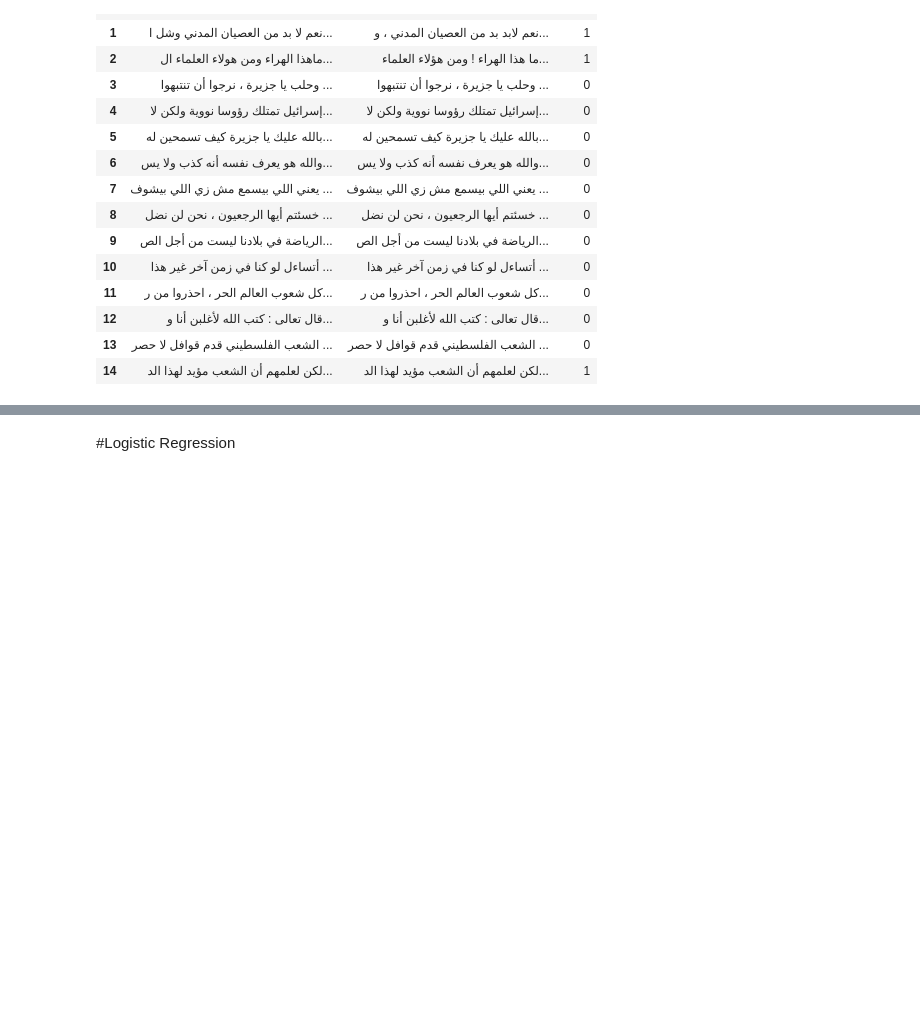
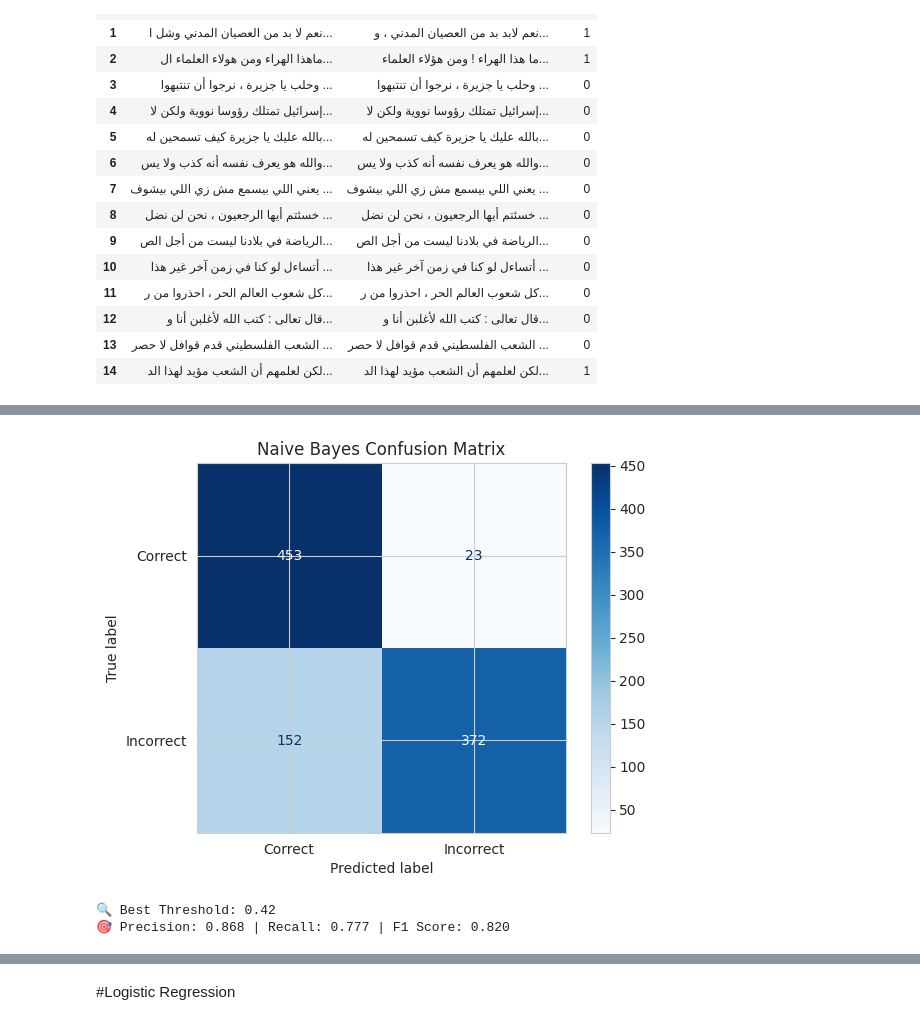
Before and after one commit to Abubakrhegazi/Arabic-Grammar-AutoCorrection, a Jupyter notebook: Arabic_Error_Detection_Edited.ipynb, the cells around one changed output, grey strips where cells are left out. Saved outputs shown, nothing was run; the diff lists cells and outputs as text; code cells hidden in the pictures; blank space fills up the shorter version.

Commit message:
Model pt. 2

```diff
--- a/Arabic_Error_Detection_Edited.ipynb
+++ b/Arabic_Error_Detection_Edited.ipynb
@@ -729,0 +741,19 @@ df = df_balanced
+# %%
+from sklearn.feature_extraction.text import TfidfVectorizer
+from sklearn.model_selection import train_test_split
+
+y = (df['input'] != df['target']).astype(int)
+
+X_train_text, X_test_text, y_train, y_test = train_test_split(
+    df['input'], y, test_size=0.2, random_state=42
+)
+
+
+vectorizer = TfidfVectorizer(analyzer='char_wb', ngram_range=(3, 5), max_features=10000)
+X_train = vectorizer.fit_transform(X_train_text)
+X_test = vectorizer.transform(X_test_text)
+# %%
+from sklearn.naive_bayes import MultinomialNB
+
+nb = MultinomialNB()
+nb.fit(X_train, y_train)
@@ -729,0 +762,8 @@ df = df_balanced
+# %%
+from sklearn.metrics import classification_report, confusion_matrix, ConfusionMatrixDisplay
+import matplotlib.pyplot as plt
+
+y_pred_nb = nb.predict(X_test)
+
+print(confusion_matrix(y_test, y_pred_nb))
+print(classification_report(y_test, y_pred_nb))
@@ -729,0 +781,34 @@ df = df_balanced
+# %%
+ConfusionMatrixDisplay.from_predictions(y_test, y_pred_nb, display_labels=["Correct", "Incorrect"], cmap="Blues")
+plt.title("Naive Bayes Confusion Matrix")
+plt.show()
+# %% [output]
+[figure, added]
+# %%
+import numpy as np
+from sklearn.metrics import f1_score, precision_score, recall_score
+
+# Get predicted probabilities for class 1
+y_proba = nb.predict_proba(X_test)[:, 1]
+
+# Range of thresholds to evaluate
+thresholds = np.arange(0.1, 0.91, 0.01)
+
+# Store results
+scores = []
+
+for t in thresholds:
+    y_pred_thresh = (y_proba >= t).astype(int)
+    f1 = f1_score(y_test, y_pred_thresh)
+    precision = precision_score(y_test, y_pred_thresh)
+    recall = recall_score(y_test, y_pred_thresh)
+    scores.append((t, precision, recall, f1))
+
+# Find best threshold
+best = max(scores, key=lambda x: x[3])  # sort by F1
+
+print(f"🔍 Best Threshold: {best[0]:.2f}")
+print(f"🎯 Precision: {best[1]:.3f} | Recall: {best[2]:.3f} | F1 Score: {best[3]:.3f}")
+# %% [output]
+🔍 Best Threshold: 0.42
+🎯 Precision: 0.868 | Recall: 0.777 | F1 Score: 0.820
```
Also changed, not shown: parts of 46 cells of this notebook.
